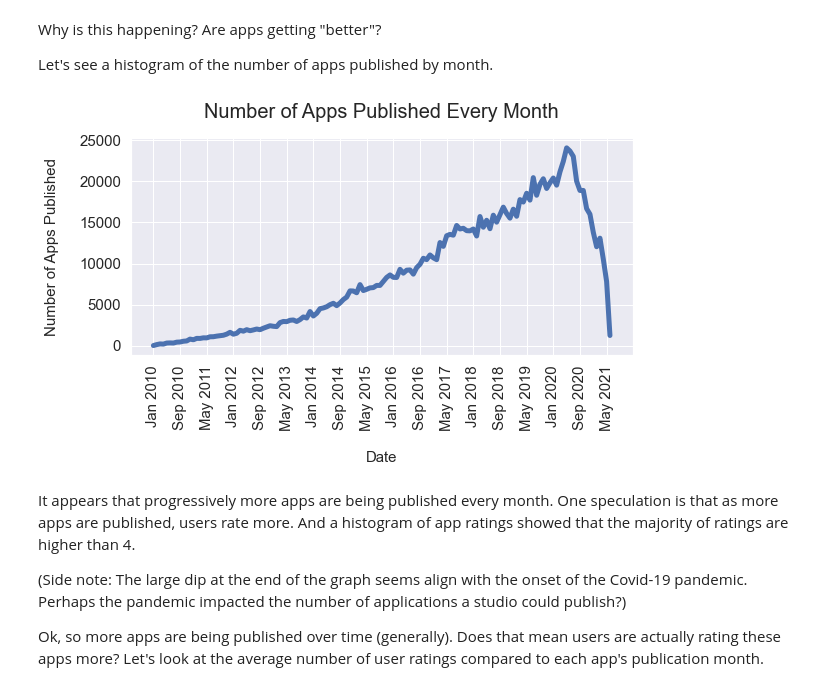
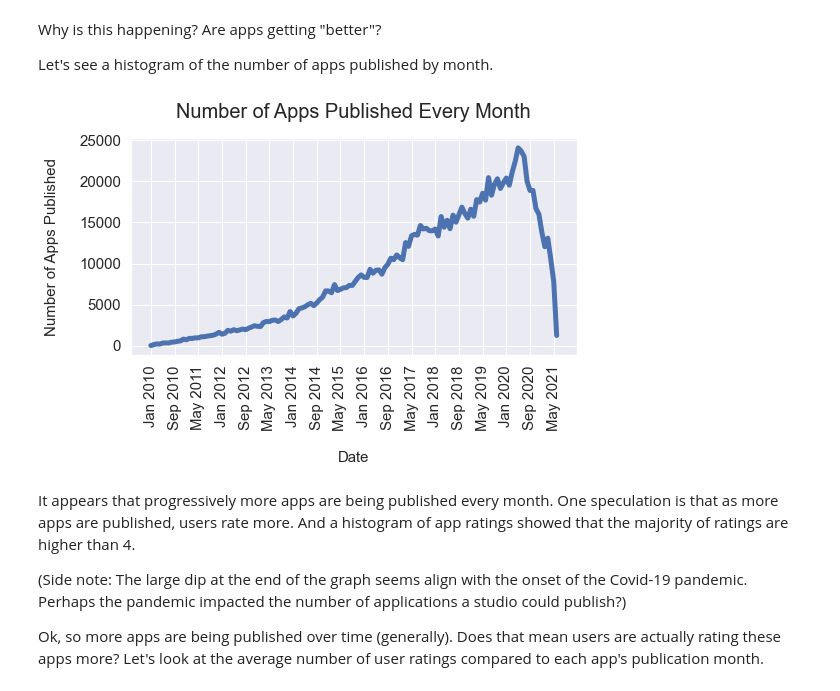
Before and after one commit to Superocker50/CMPT-353-Final-Project, a Jupyter notebook: cmpt-353-part-1.ipynb, the cells around one changed output. Drawn from its saved outputs; the diff is of its cells as text; code cells hidden in the pictures.

```diff
--- a/cmpt-353-part-1.ipynb
+++ b/cmpt-353-part-1.ipynb
@@ -269,21 +269,21 @@ Why is this happening? Are apps getting "better"?
 
 Let's see a histogram of the number of apps published by month.
 # %%
-figure = plt.figure(figsize=(9, 4))
+figure = plt.figure(figsize=(8, 4))
 axis = plt.gca()
 plt.plot(grouped_dates['Release Month/Year'], grouped_dates['count_apps_published'], linewidth=5)
 plt.xlabel('Date', fontsize=15, labelpad=20)
 plt.ylabel('Number of Apps Published', fontsize=15, labelpad=20)
 plt.xticks(rotation=90, fontsize=15)
 plt.yticks(fontsize=15)
 plt.title('Number of Apps Published Every Month', fontsize=20, pad=20)
 
 # From https://stackoverflow.com/questions/6682784/reducing-number-of-plot-ticks
 # Reduce the number of x-ticks
-axis.xaxis.set_major_locator(plt.MaxNLocator(25))
+axis.xaxis.set_major_locator(plt.MaxNLocator(20))
 plt.show()
 # %% [output]
-[figure, old version]
+[figure, new version]
 # %% [markdown]
 It appears that progressively more apps are being published every month. One speculation is that as more apps are published, users rate more. And a histogram of app ratings showed that the majority of ratings are higher than 4.
 
```
Also changed, not shown: parts of 15 cells of this notebook, 1 other file.
